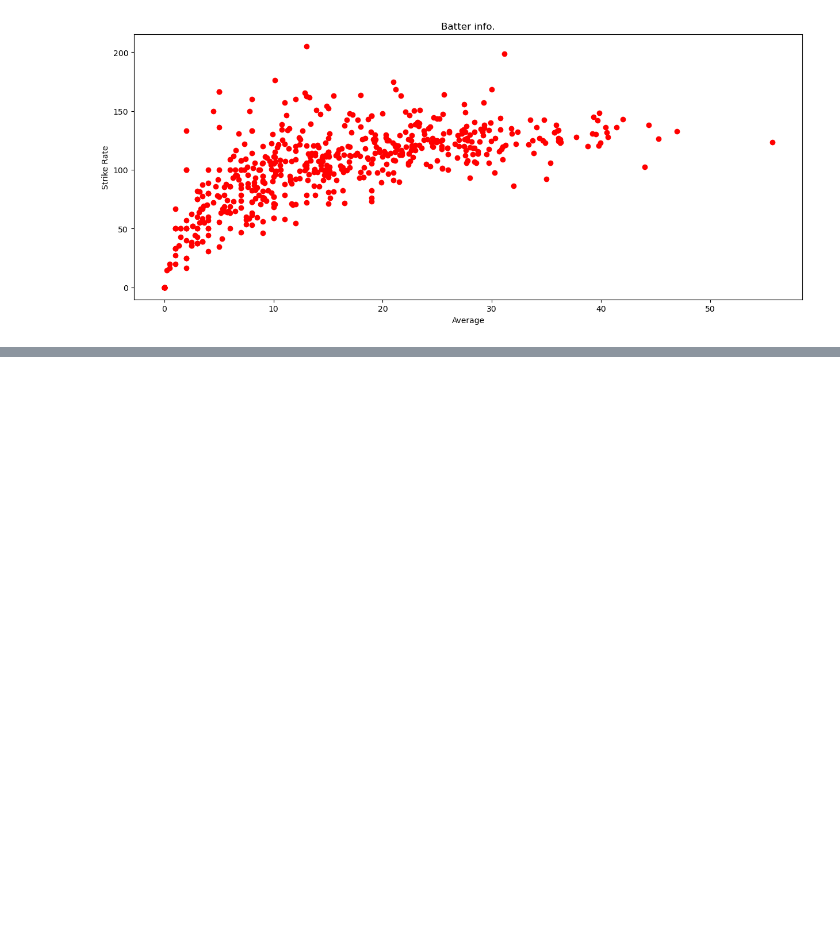
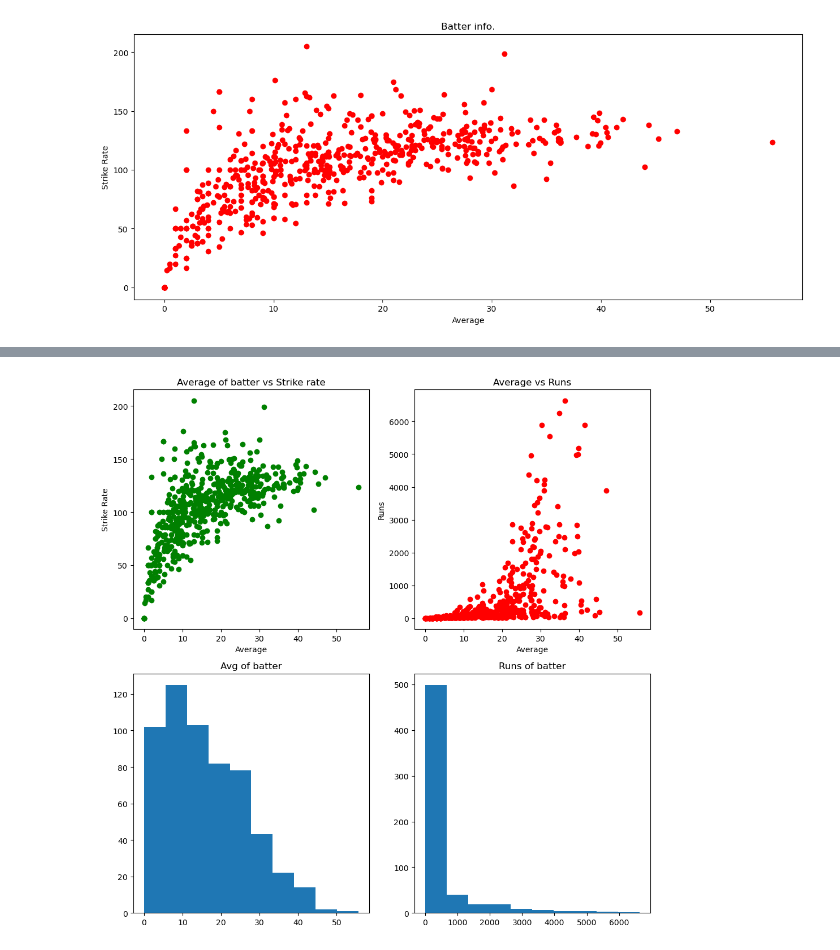
Before and after one commit to Ashishbadal-source/Basics-of-Data-Science-, a Jupyter notebook: Matplotlib/mat_2.ipynb, the cells around one changed output, grey strips where cells are left out. Saved outputs shown, nothing was run; the diff lists cells and outputs as text; code cells hidden in the pictures; blank space fills up the shorter version.

```diff
--- a/Matplotlib/mat_2.ipynb
+++ b/Matplotlib/mat_2.ipynb
@@ -164,0 +174,24 @@ TypeError: 'Axes' object is not subscriptable
+# %%
+import matplotlib.pyplot as plt
+
+fig,ax = plt.subplots(nrows=2,ncols=2,figsize=(10,10))
+ax[0][0].scatter(batter['avg'],batter['strike_rate'],color = 'green')
+ax[0,1].scatter(batter['avg'],batter['runs'],color = 'red')
+ax[0,0].set_title("Average of batter vs Strike rate")
+ax[0,0].set_xlabel("Average")
+ax[0,0].set_ylabel('Strike Rate')
+
+ax[0,1].set_title("Average vs Runs")
+ax[0,1].set_xlabel("Average")
+ax[0,1].set_ylabel("Runs")
+
+ax[1,0].set_title("Avg of batter")
+ax[1,0].hist(batter['avg'])
+
+ax[1,1].set_title("Runs of batter")
+ax[1,1].hist(batter['runs'])
+
+plt.tight_layout()
+plt.show()
+# %% [output]
+[figure, added]
```
Also changed, not shown: parts of 5 cells of this notebook.
